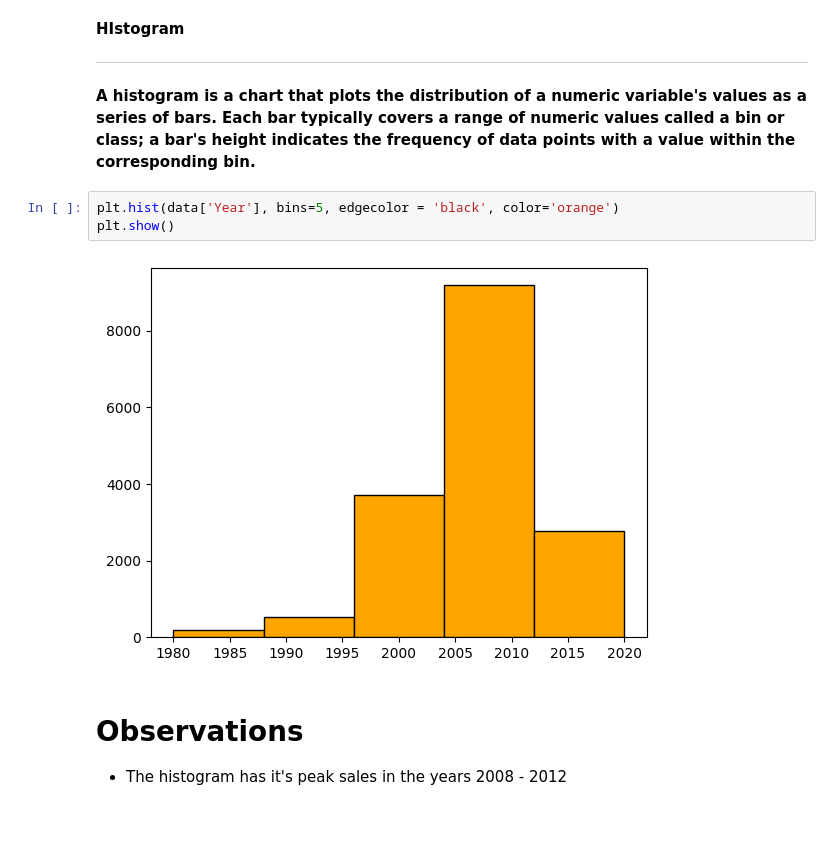
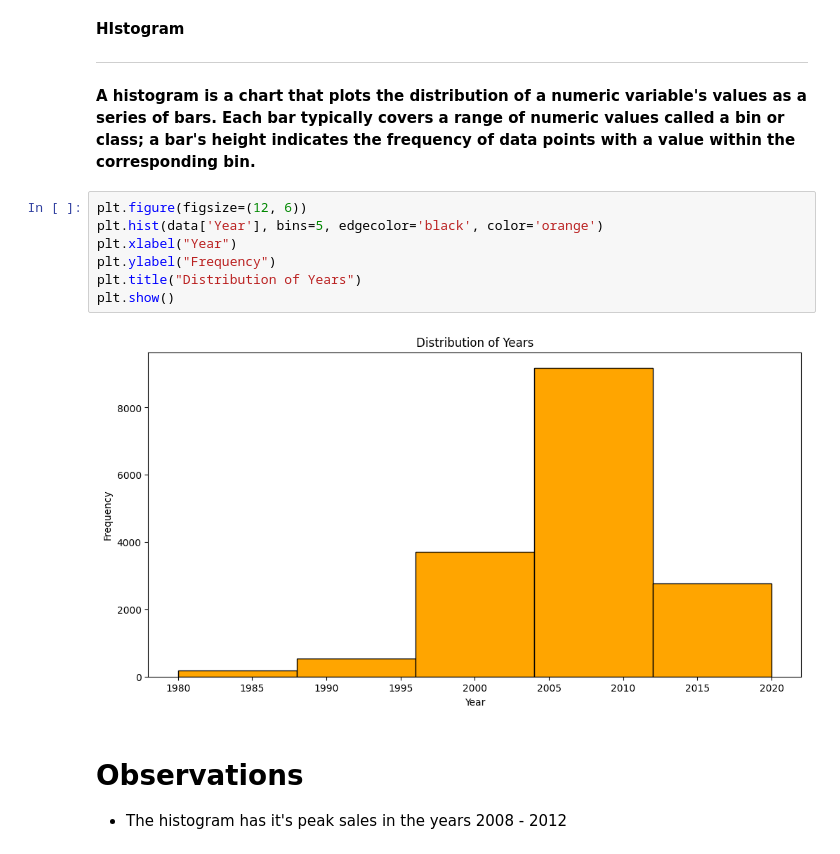
Before and after one commit to kolllurisiripavan/kolllurisiripavan, a Jupyter notebook: siripavan_ecp.ipynb, the cells around one changed output. Cells and saved outputs as stored; diff of their text form; blank space fills up the shorter version.

```diff
--- a/siripavan_ecp.ipynb
+++ b/siripavan_ecp.ipynb
@@ -512,10 +520,14 @@ Observation:
 ---
 **A histogram is a chart that plots the distribution of a numeric variable's values as a series of bars. Each bar typically covers a range of numeric values called a bin or class; a bar's height indicates the frequency of data points with a value within the corresponding bin.**
 # %%
-plt.hist(data['Year'], bins=5, edgecolor = 'black', color='orange')
+plt.figure(figsize=(12, 6))
+plt.hist(data['Year'], bins=5, edgecolor='black', color='orange')
+plt.xlabel("Year")
+plt.ylabel("Frequency")
+plt.title("Distribution of Years")
 plt.show()
 # %% [output]
-[figure, old version]
+[figure, new version]
 # %% [markdown]
 # **Observations**
 
```
Also changed, not shown: parts of 34 cells of this notebook.
